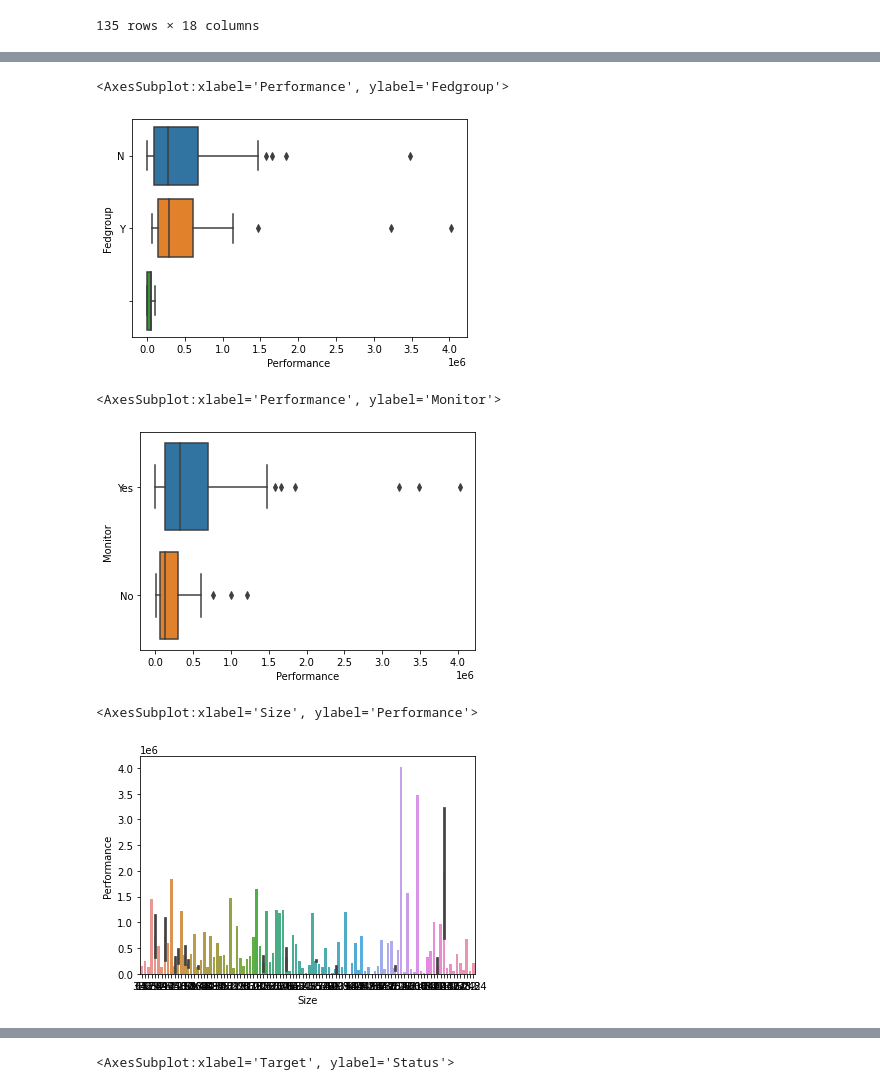
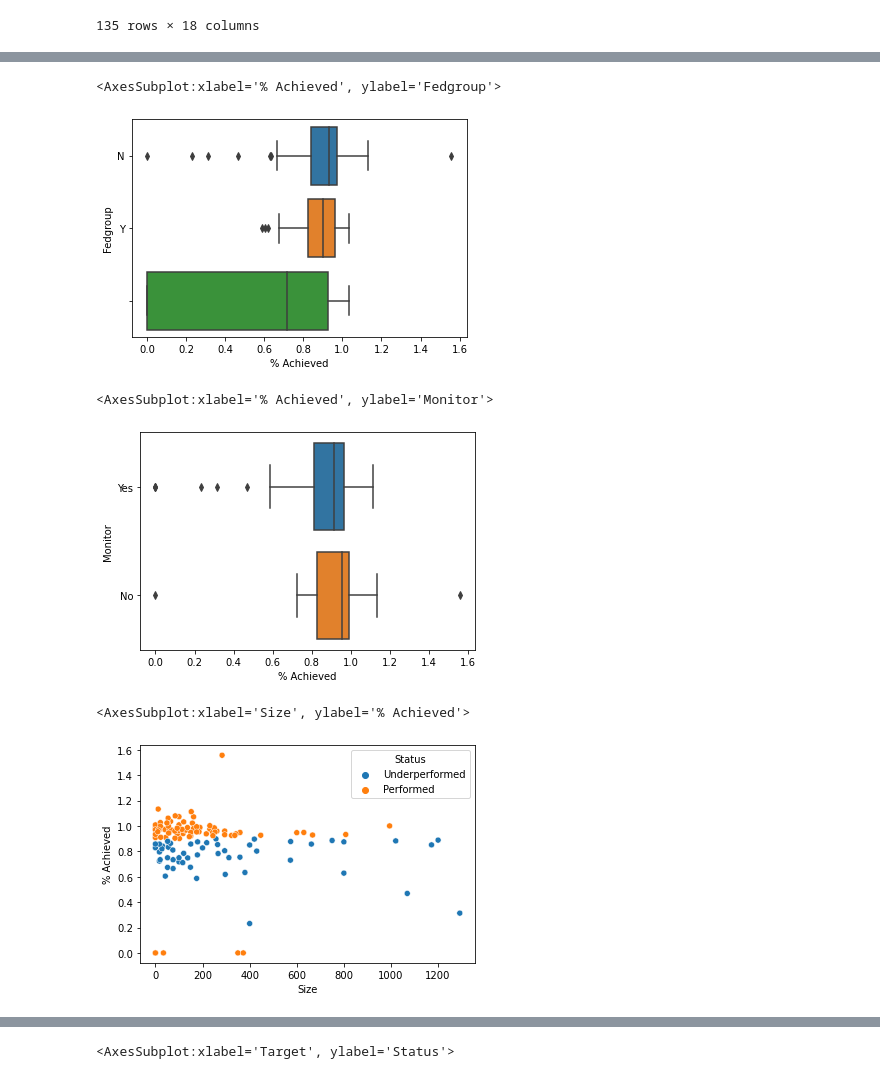
Before and after one commit to ahmadasd1234/Emergent-Energy, a Jupyter notebook: iX internship.ipynb, the cells around one changed output, grey strips where cells are left out. Saved outputs shown, nothing was run; the diff lists cells and outputs as text; code cells hidden in the pictures.

```diff
--- a/iX internship.ipynb
+++ b/iX internship.ipynb
@@ -297,17 +293,17 @@ df2.head()
 | 3 | Aerosud | Yes | Y | FII154 | LTO | 574 | Oct - 2019 | 1.667825e+06 | ... |
 | 4 | Algoa Council for the Aged | Yes | Y | Fedgroup Ventures | RRI | 231 | Aug - 2020 | 3.271482e+05 | ... |
 # %%
-sns.boxplot('Performance', 'Fedgroup', data = df2)
+sns.boxplot('% Achieved', 'Fedgroup', data = df2)
 # %% [output]
-<AxesSubplot:xlabel='Performance', ylabel='Fedgroup'>
+<AxesSubplot:xlabel='% Achieved', ylabel='Fedgroup'>
-[figure, old version]
+[figure, new version]
 # %%
-sns.boxplot('Performance', 'Monitor', data = df2)
+sns.boxplot('% Achieved', 'Monitor', data = df2)
 # %% [output]
-<AxesSubplot:xlabel='Performance', ylabel='Monitor'>
+<AxesSubplot:xlabel='% Achieved', ylabel='Monitor'>
-[figure, old version]
+[figure, new version]
 # %%
-sns.barplot('Size' , 'Performance', data = df2)
+sns.scatterplot('Size' , '% Achieved' , data = df2, hue = "Status")
 # %% [output]
-<AxesSubplot:xlabel='Size', ylabel='Performance'>
+<AxesSubplot:xlabel='Size', ylabel='% Achieved'>
-[figure, old version]
+[figure, new version]
```
Also changed, not shown: parts of 33 cells of this notebook.
